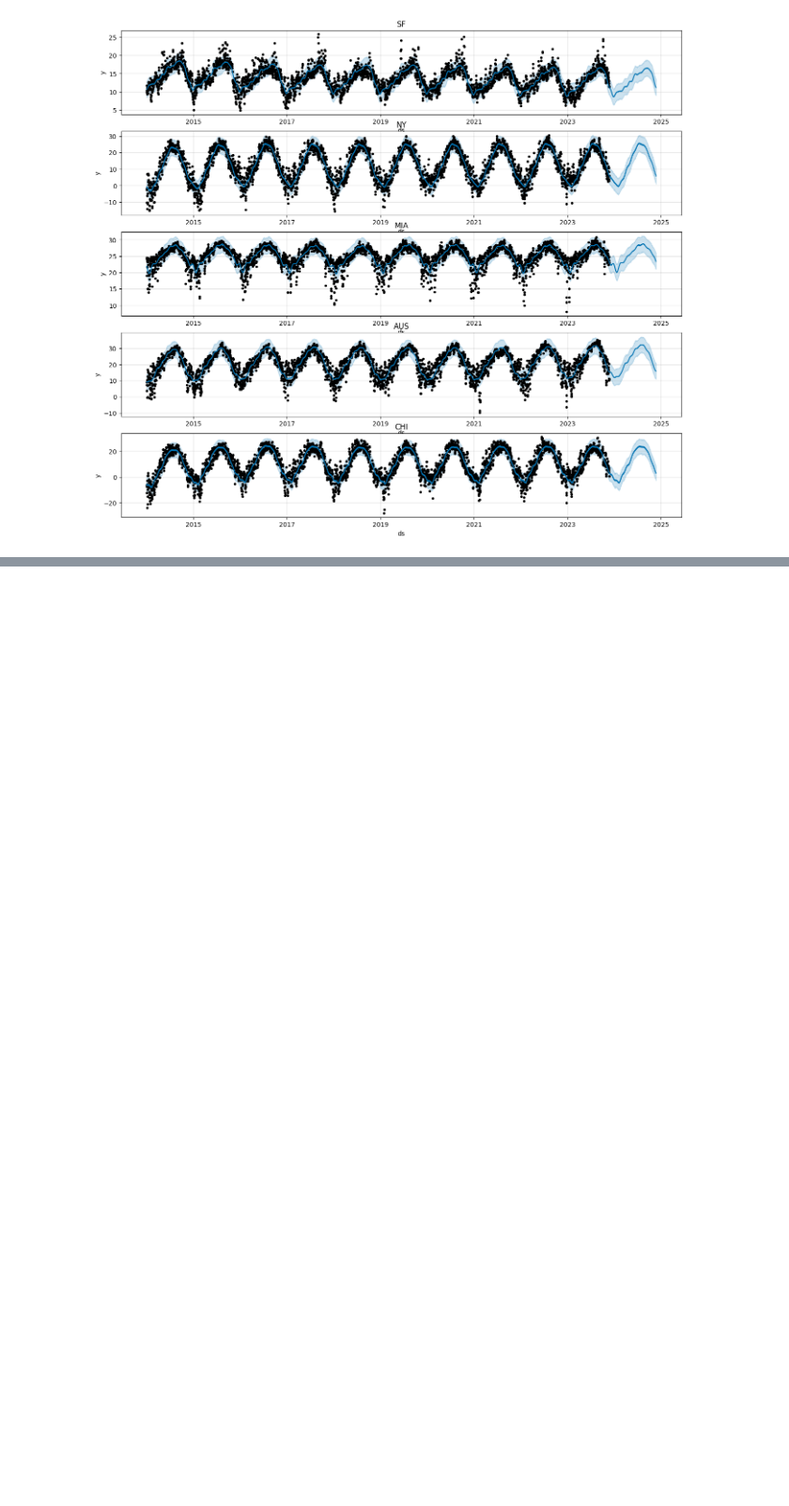
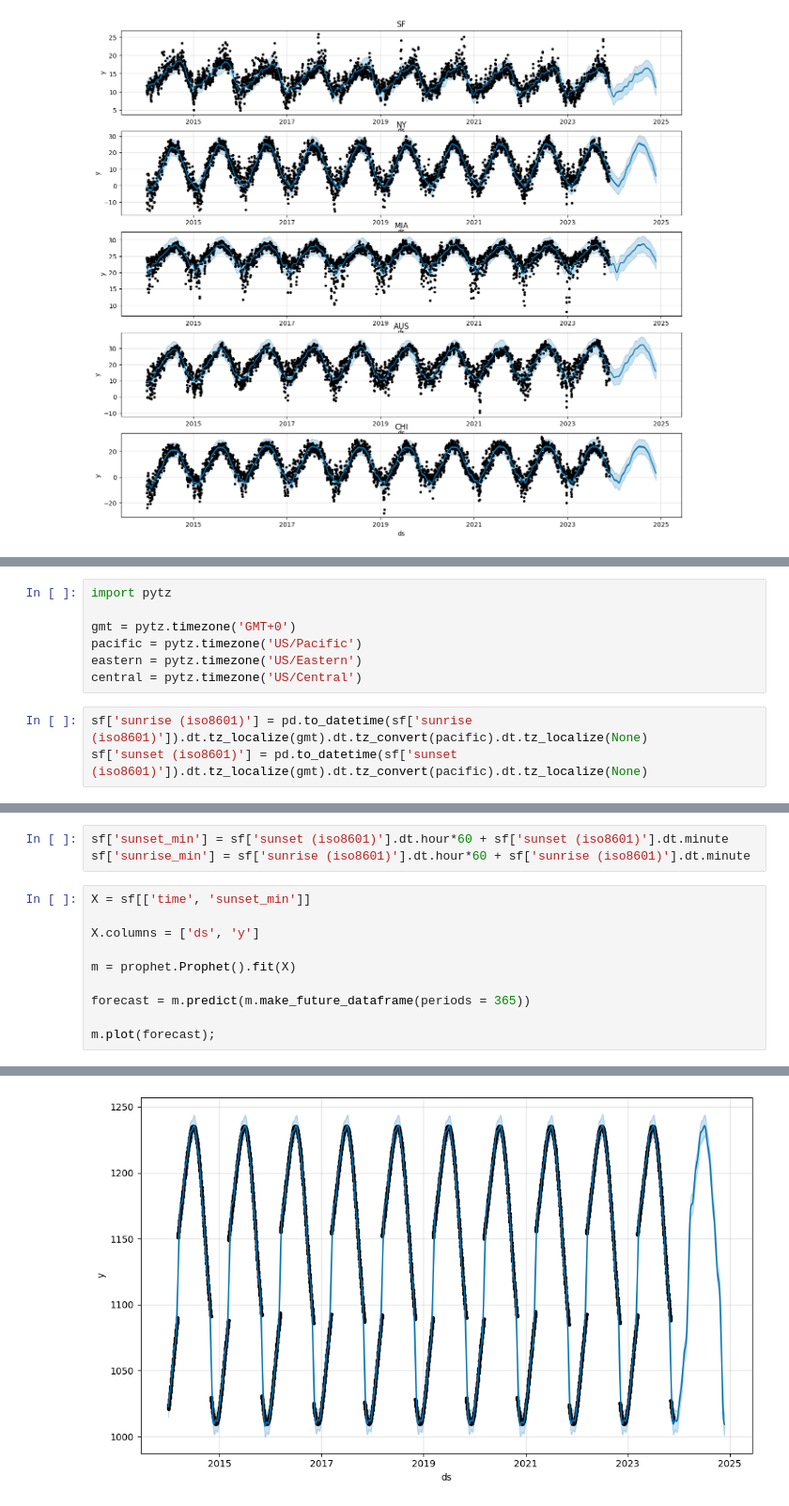
Before and after one commit to elliottjones56/Weather, a Jupyter notebook: code/vijay-starter.ipynb, the cells around one changed output, grey strips where cells are left out. Shown at 94% size. Drawn from its saved outputs; the diff is of its cells as text; blank space fills up the shorter version.

```diff
--- a/code/vijay-starter.ipynb
+++ b/code/vijay-starter.ipynb
@@ -377,0 +409,10 @@ for ax, loc in zip(axs, X['location'].unique()):
+# %%
+import pytz
+
+gmt = pytz.timezone('GMT+0')
+pacific = pytz.timezone('US/Pacific')
+eastern = pytz.timezone('US/Eastern')
+central = pytz.timezone('US/Central')
+# %%
+sf['sunrise (iso8601)'] = pd.to_datetime(sf['sunrise (iso8601)']).dt.tz_localize(gmt).dt.tz_convert(pacific).dt.tz_localize(None)
+sf['sunset (iso8601)'] = pd.to_datetime(sf['sunset (iso8601)']).dt.tz_localize(gmt).dt.tz_convert(pacific).dt.tz_localize(None)
@@ -377,0 +428,14 @@ for ax, loc in zip(axs, X['location'].unique()):
+# %%
+sf['sunset_min'] = sf['sunset (iso8601)'].dt.hour*60 + sf['sunset (iso8601)'].dt.minute
+sf['sunrise_min'] = sf['sunrise (iso8601)'].dt.hour*60 + sf['sunrise (iso8601)'].dt.minute
+# %%
+X = sf[['time', 'sunset_min']]
+
+X.columns = ['ds', 'y']
+
+m = prophet.Prophet().fit(X)
+
+forecast = m.predict(m.make_future_dataframe(periods = 365))
+
+m.plot(forecast);
+# %% [output]
@@ -377,0 +444 @@ for ax, loc in zip(axs, X['location'].unique()):
+[figure, added]
```
Also changed, not shown: parts of 12 cells of this notebook.
